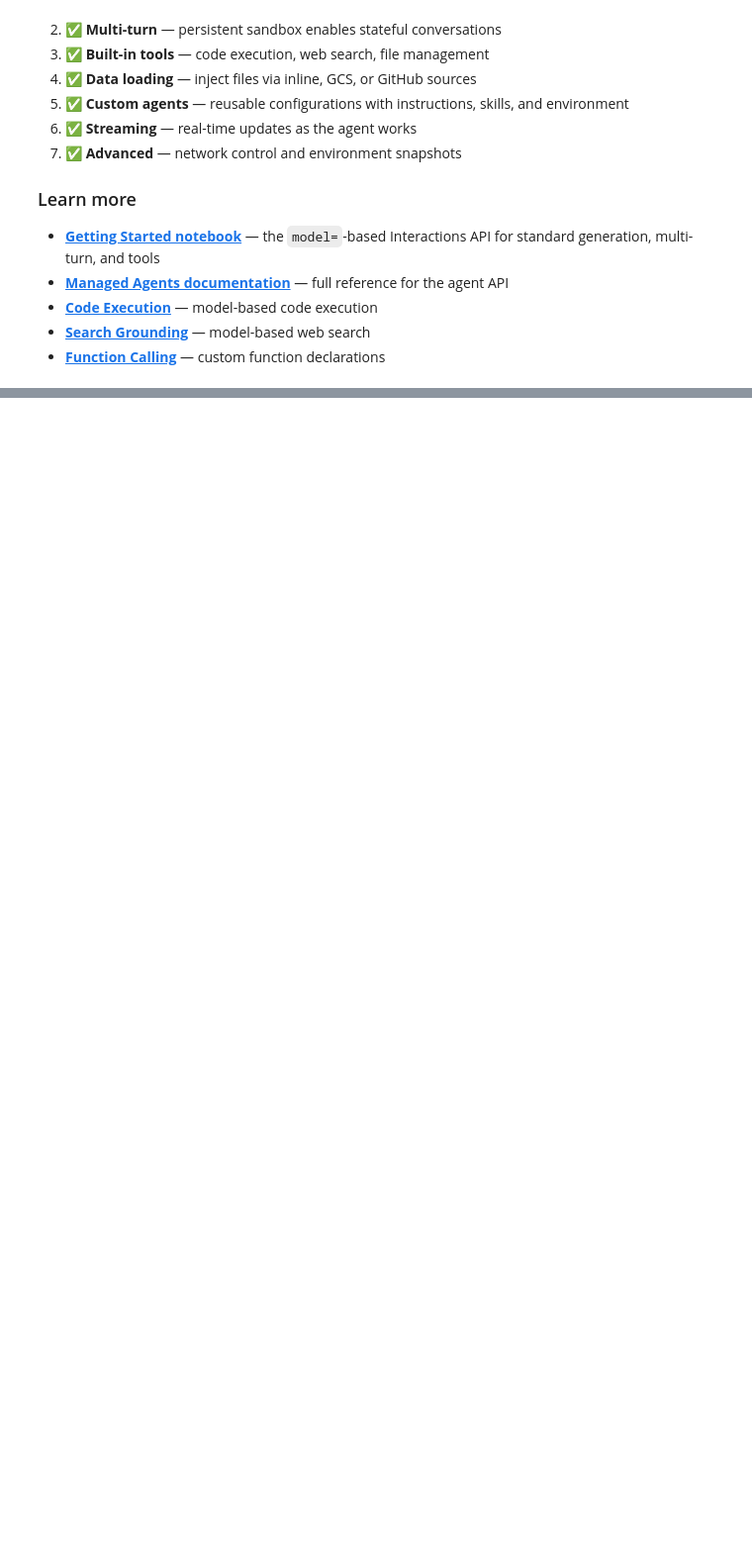
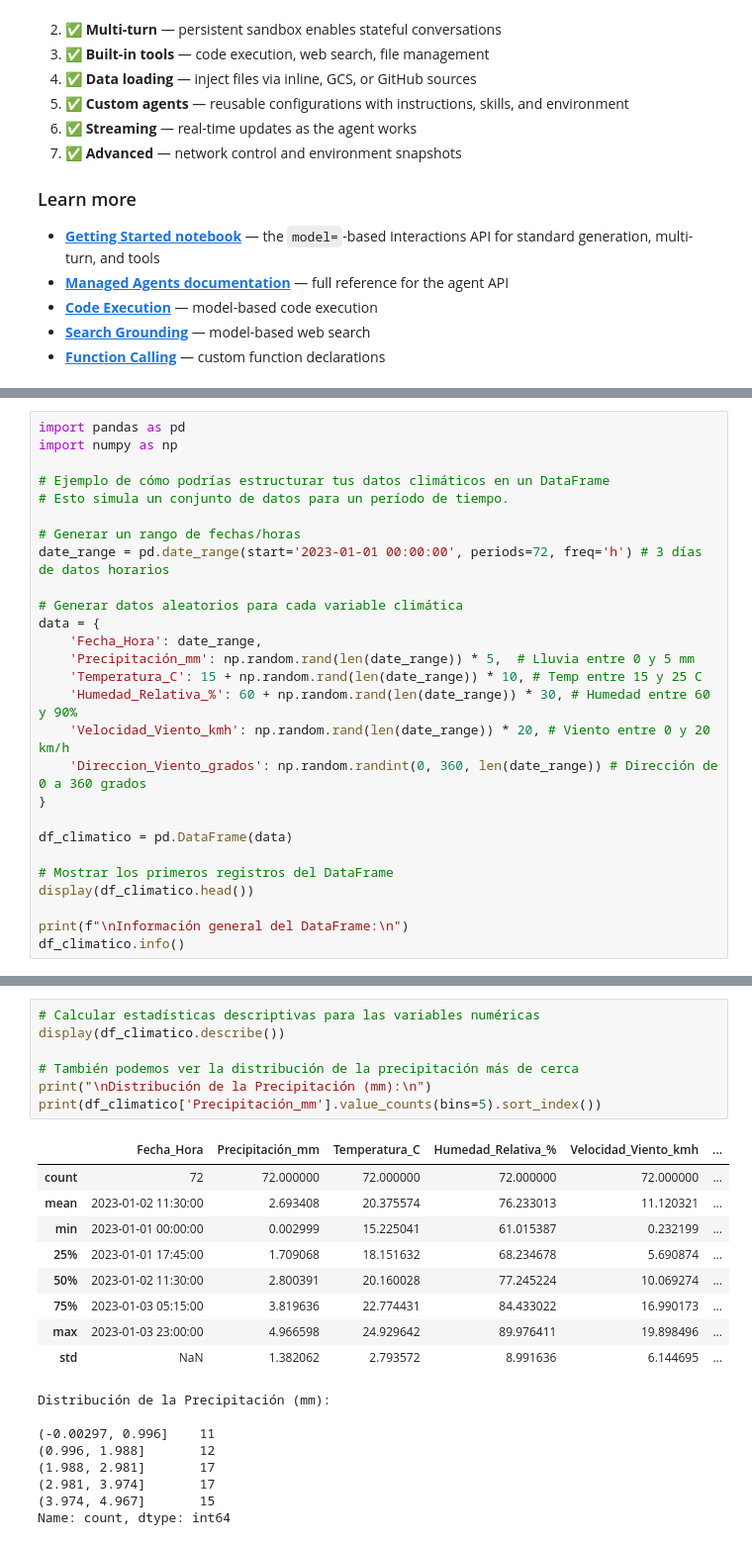
Before and after one commit to HILDA1972MORENO/DESHBOARD---LA-HONDA-, a Jupyter notebook: quickstarts/Get_started_managed_agents.ipynb, the cells around one changed output, grey strips where cells are left out. Shown at 99% size. Cells and saved outputs as stored; diff of their text form; blank space fills up the shorter version.

```diff
--- a/quickstarts/Get_started_managed_agents.ipynb
+++ b/quickstarts/Get_started_managed_agents.ipynb
@@ -928,0 +969,27 @@ You've walked through the core capabilities of managed agents:
+# %%
+import pandas as pd
+import numpy as np
+
+# Ejemplo de cómo podrías estructurar tus datos climáticos en un DataFrame
+# Esto simula un conjunto de datos para un período de tiempo.
+
+# Generar un rango de fechas/horas
+date_range = pd.date_range(start='2023-01-01 00:00:00', periods=72, freq='h') # 3 días de datos horarios
+
+# Generar datos aleatorios para cada variable climática
+data = {
+    'Fecha_Hora': date_range,
+    'Precipitación_mm': np.random.rand(len(date_range)) * 5,  # Lluvia entre 0 y 5 mm
+    'Temperatura_C': 15 + np.random.rand(len(date_range)) * 10, # Temp entre 15 y 25 C
+    'Humedad_Relativa_%': 60 + np.random.rand(len(date_range)) * 30, # Humedad entre 60 y 90%
+    'Velocidad_Viento_kmh': np.random.rand(len(date_range)) * 20, # Viento entre 0 y 20 km/h
+    'Direccion_Viento_grados': np.random.randint(0, 360, len(date_range)) # Dirección de 0 a 360 grados
+}
+
+df_climatico = pd.DataFrame(data)
+
+# Mostrar los primeros registros del DataFrame
+display(df_climatico.head())
+
+print(f"\nInformación general del DataFrame:\n")
+df_climatico.info()
@@ -928,0 +1022,25 @@ You've walked through the core capabilities of managed agents:
+# %%
+# Calcular estadísticas descriptivas para las variables numéricas
+display(df_climatico.describe())
+
+# También podemos ver la distribución de la precipitación más de cerca
+print("\nDistribución de la Precipitación (mm):\n")
+print(df_climatico['Precipitación_mm'].value_counts(bins=5).sort_index())
+# %% [output]
+|  | Fecha_Hora | Precipitación_mm | Temperatura_C | Humedad_Relativa_% | Velocidad_Viento_kmh | ... |
+| count | 72 | 72.000000 | 72.000000 | 72.000000 | 72.000000 | ... |
+| mean | 2023-01-02 11:30:00 | 2.693408 | 20.375574 | 76.233013 | 11.120321 | ... |
+| min | 2023-01-01 00:00:00 | 0.002999 | 15.225041 | 61.015387 | 0.232199 | ... |
+| 25% | 2023-01-01 17:45:00 | 1.709068 | 18.151632 | 68.234678 | 5.690874 | ... |
+| 50% | 2023-01-02 11:30:00 | 2.800391 | 20.160028 | 77.245224 | 10.069274 | ... |
+| 75% | 2023-01-03 05:15:00 | 3.819636 | 22.774431 | 84.433022 | 16.990173 | ... |
+| max | 2023-01-03 23:00:00 | 4.966598 | 24.929642 | 89.976411 | 19.898496 | ... |
+| std | NaN | 1.382062 | 2.793572 | 8.991636 | 6.144695 | ... |
+Distribución de la Precipitación (mm):
+
+(-0.00297, 0.996]    11
+(0.996, 1.988]       12
+(1.988, 2.981]       17
+(2.981, 3.974]       17
+(3.974, 4.967]       15
+Name: count, dtype: int64
```
Also changed, not shown: parts of 10 cells of this notebook.
